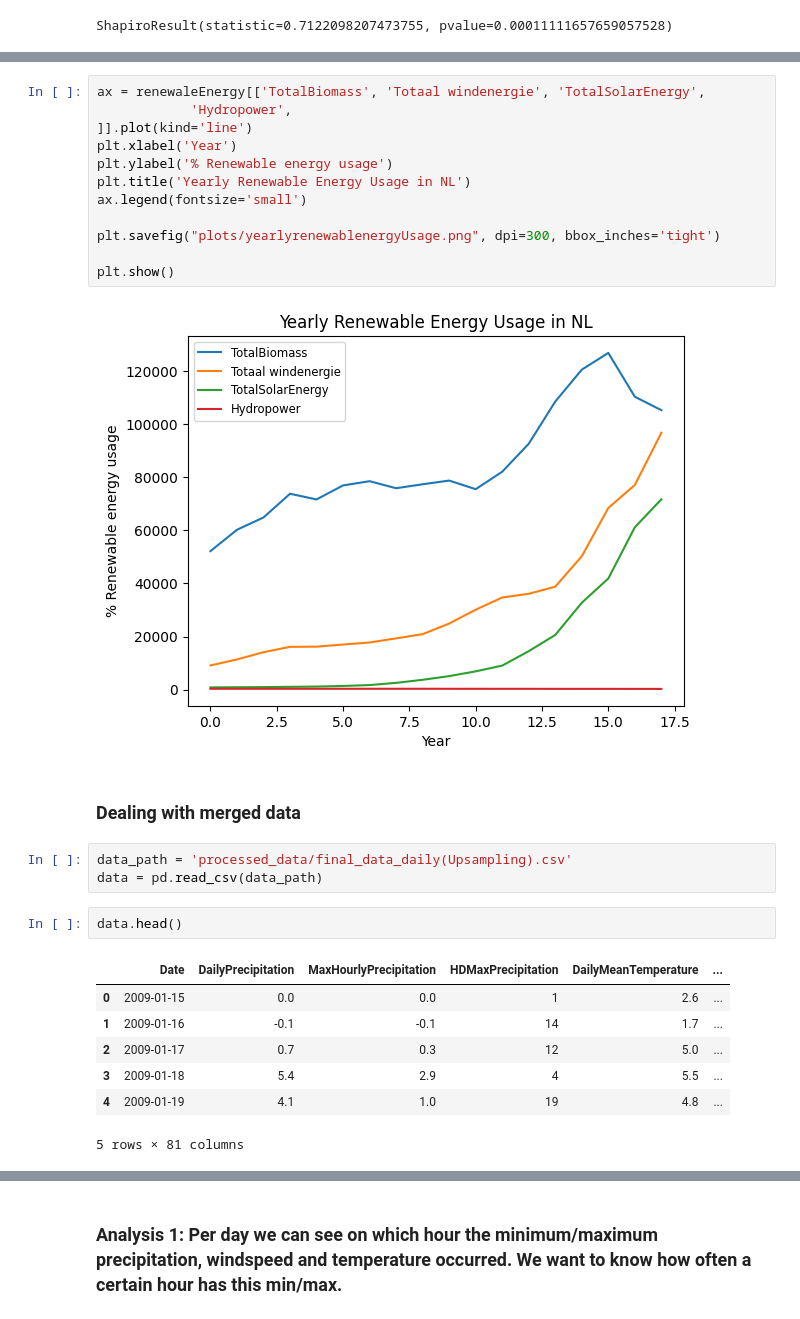
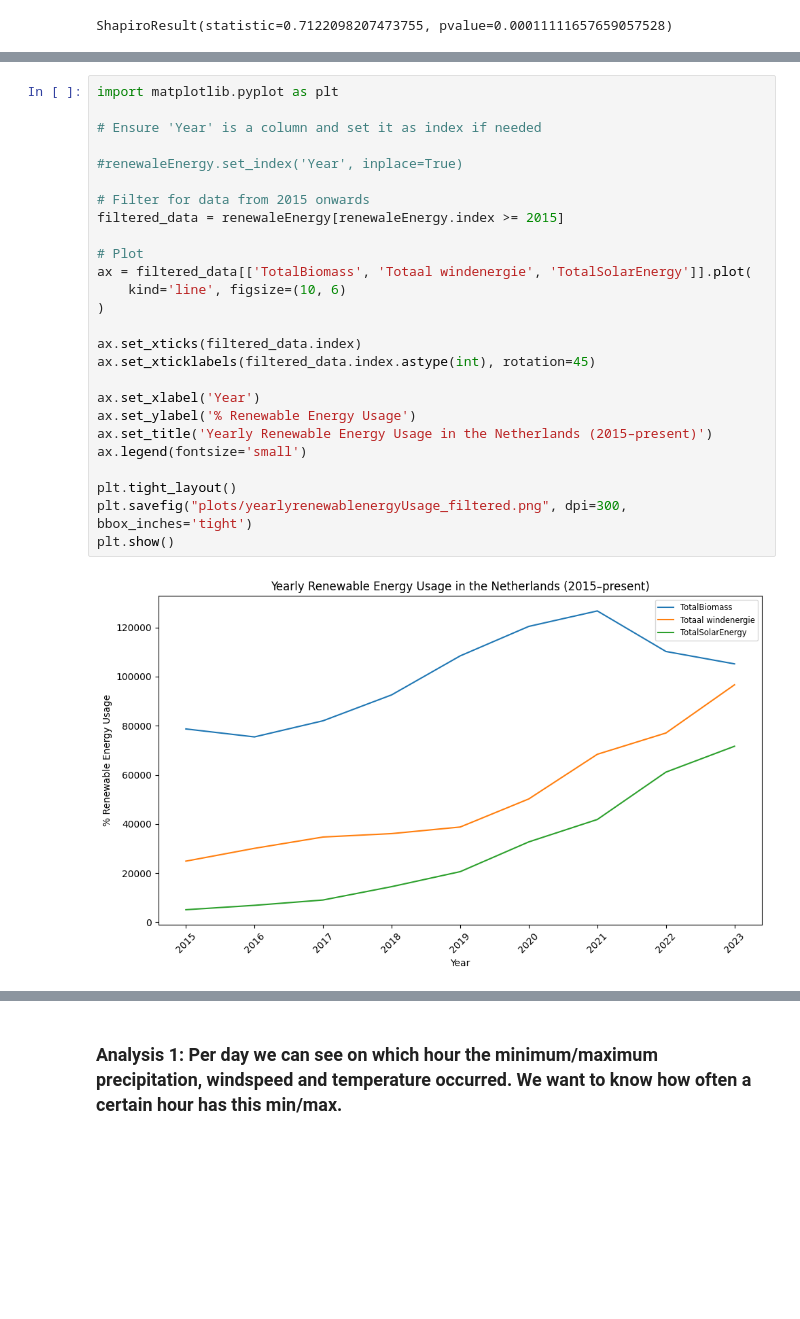
Before and after one commit to Carlos1971Salud/Hybrid-Forecasting-for-Sustainable-Electricity-Demand-in-The-Netherlands-Using-SARIMAX-SARIMAX-LSTM, a Jupyter notebook: EDA.ipynb, the cells around one changed output, grey strips where cells are left out. Cells and saved outputs as stored; diff of their text form; blank space fills up the shorter version.

```diff
--- a/EDA.ipynb
+++ b/EDA.ipynb
@@ -1215,29 +1235,28 @@ ShapiroResult(statistic=0.7122098207473755, pvalue=0.00011111657659057528)
 # %%
-ax = renewaleEnergy[['TotalBiomass', 'Totaal windenergie', 'TotalSolarEnergy',
-            'Hydropower',
-]].plot(kind='line')
-plt.xlabel('Year')
-plt.ylabel('% Renewable energy usage')
-plt.title('Yearly Renewable Energy Usage in NL')
+import matplotlib.pyplot as plt
+
+# Ensure 'Year' is a column and set it as index if needed
+
+#renewaleEnergy.set_index('Year', inplace=True)
+
+# Filter for data from 2015 onwards
+filtered_data = renewaleEnergy[renewaleEnergy.index >= 2015]
+
+# Plot
+ax = filtered_data[['TotalBiomass', 'Totaal windenergie', 'TotalSolarEnergy']].plot(
+    kind='line', figsize=(10, 6)
+)
+
+ax.set_xticks(filtered_data.index)
+ax.set_xticklabels(filtered_data.index.astype(int), rotation=45)
+
+ax.set_xlabel('Year')
+ax.set_ylabel('% Renewable Energy Usage')
+ax.set_title('Yearly Renewable Energy Usage in the Netherlands (2015–present)')
 ax.legend(fontsize='small')
 
-plt.savefig("plots/yearlyrenewablenergyUsage.png", dpi=300, bbox_inches='tight')
-
+plt.tight_layout()
+plt.savefig("plots/yearlyrenewablenergyUsage_filtered.png", dpi=300, bbox_inches='tight')
 plt.show()
 # %% [output]
-[figure, old version]
+[figure, new version]
-# %% [markdown]
-### Dealing with merged data
-# %%
-data_path = 'processed_data/final_data_daily(Upsampling).csv'
-data = pd.read_csv(data_path)
-# %%
-data.head()
-# %% [output]
-|  | Date | DailyPrecipitation | MaxHourlyPrecipitation | HDMaxPrecipitation | DailyMeanTemperature | ... |
-| 0 | 2009-01-15 | 0.0 | 0.0 | 1 | 2.6 | ... |
-| 1 | 2009-01-16 | -0.1 | -0.1 | 14 | 1.7 | ... |
-| 2 | 2009-01-17 | 0.7 | 0.3 | 12 | 5.0 | ... |
-| 3 | 2009-01-18 | 5.4 | 2.9 | 4 | 5.5 | ... |
-| 4 | 2009-01-19 | 4.1 | 1.0 | 19 | 4.8 | ... |
-5 rows × 81 columns
```
Also changed, not shown: parts of 8 cells of this notebook, 35 other files.
